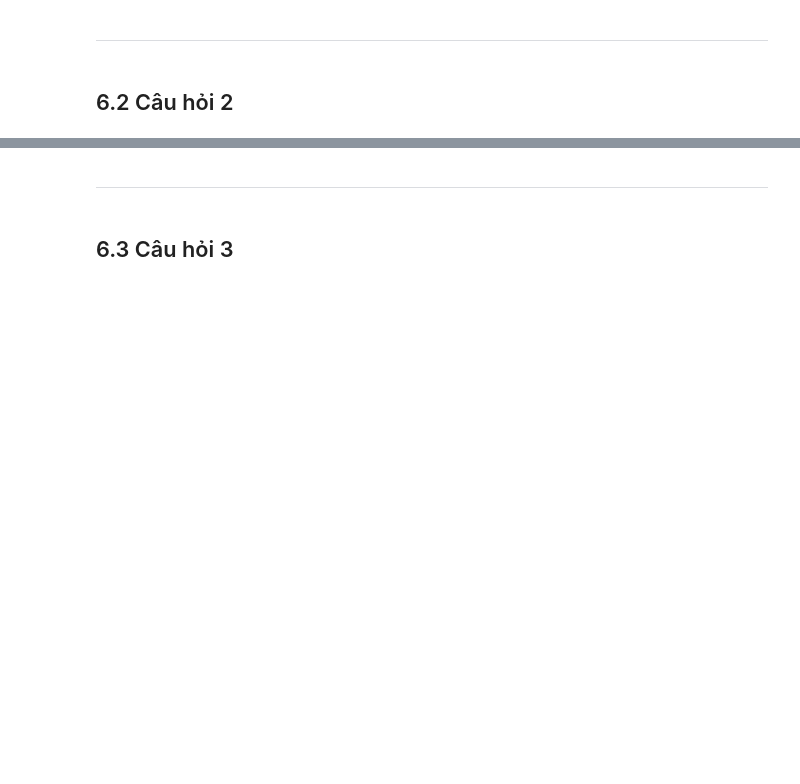
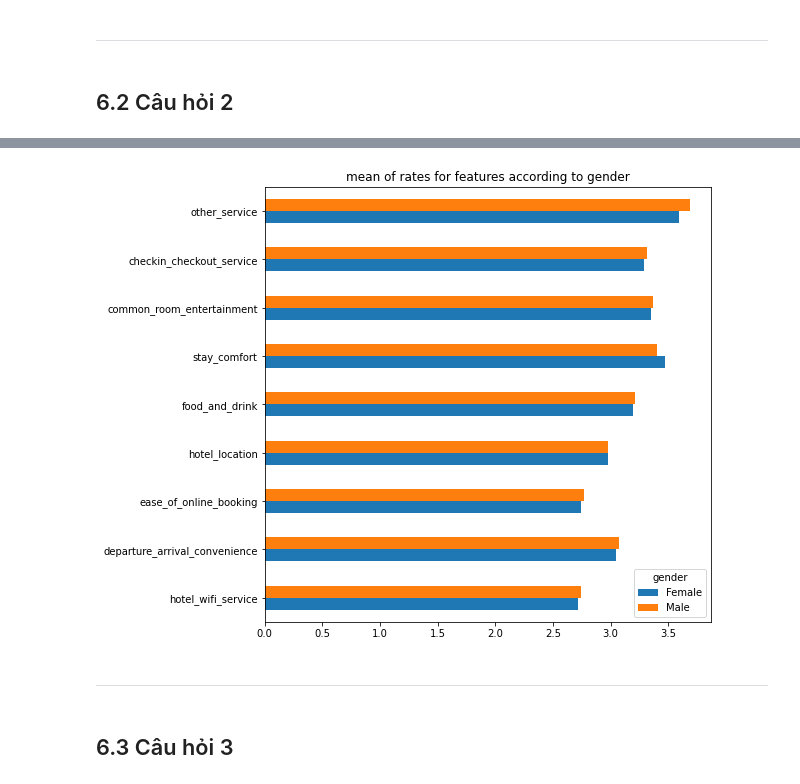
Before and after one commit to SyThuan1803/Data_Science_Proramming_FinalProject, a Jupyter notebook: final_project.ipynb, the cells around one changed output, grey strips where cells are left out. Drawn from its saved outputs; the diff is of its cells as text; code cells hidden in the pictures; blank space fills up the shorter version.

```diff
--- a/final_project.ipynb
+++ b/final_project.ipynb
@@ -500,0 +493,3 @@ Trả lời được câu hỏi này sẽ giúp khách sạn có những phươn
+# %%
+group_data = ehs_df.groupby(['gender']).mean().T[2:-2]
+group_data
@@ -501,3 +507,8 @@ Trả lời được câu hỏi này sẽ giúp khách sạn có những phươn
+# %%
+group_data.plot.barh(figsize=(8,8), title = 'mean of rates for features according to gender')
+plt.show()
+# %% [output]
+[figure, added]
 # %% [markdown]
 ---
 # %% [markdown]
```
Also changed, not shown: parts of 36 cells of this notebook.
